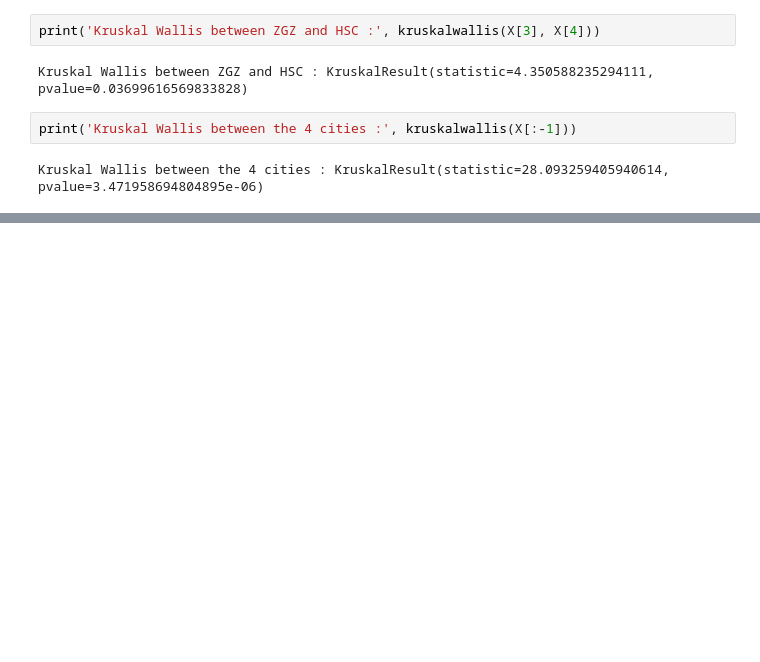
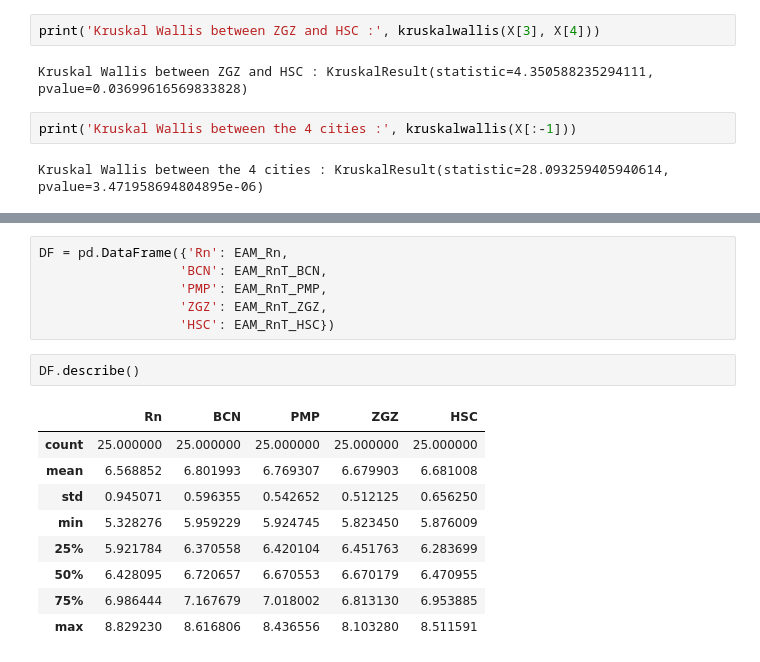
Before and after one commit to TsspGit/Rn_Time_Series, a Jupyter notebook: AEMET/Codes_Daily/Statistical_Analysis.ipynb, the cells around one changed output, grey strips where cells are left out. Saved outputs shown, nothing was run; the diff lists cells and outputs as text; blank space fills up the shorter version.

```diff
--- a/AEMET/Codes_Daily/Statistical_Analysis.ipynb
+++ b/AEMET/Codes_Daily/Statistical_Analysis.ipynb
@@ -63,0 +96,18 @@ Kruskal Wallis between the 4 cities : KruskalResult(statistic=28.093259405940614
+# %%
+DF = pd.DataFrame({'Rn': EAM_Rn,
+                  'BCN': EAM_RnT_BCN,
+                  'PMP': EAM_RnT_PMP,
+                  'ZGZ': EAM_RnT_ZGZ,
+                  'HSC': EAM_RnT_HSC})
+# %%
+DF.describe()
+# %% [output]
+|  | Rn | BCN | PMP | ZGZ | HSC |
+| count | 25.000000 | 25.000000 | 25.000000 | 25.000000 | 25.000000 |
+| mean | 6.568852 | 6.801993 | 6.769307 | 6.679903 | 6.681008 |
+| std | 0.945071 | 0.596355 | 0.542652 | 0.512125 | 0.656250 |
+| min | 5.328276 | 5.959229 | 5.924745 | 5.823450 | 5.876009 |
+| 25% | 5.921784 | 6.370558 | 6.420104 | 6.451763 | 6.283699 |
+| 50% | 6.428095 | 6.720657 | 6.670553 | 6.670179 | 6.470955 |
+| 75% | 6.986444 | 7.167679 | 7.018002 | 6.813130 | 6.953885 |
+| max | 8.829230 | 8.616806 | 8.436556 | 8.103280 | 8.511591 |
```
Also changed, not shown: parts of 8 cells of this notebook, 6 other files.
